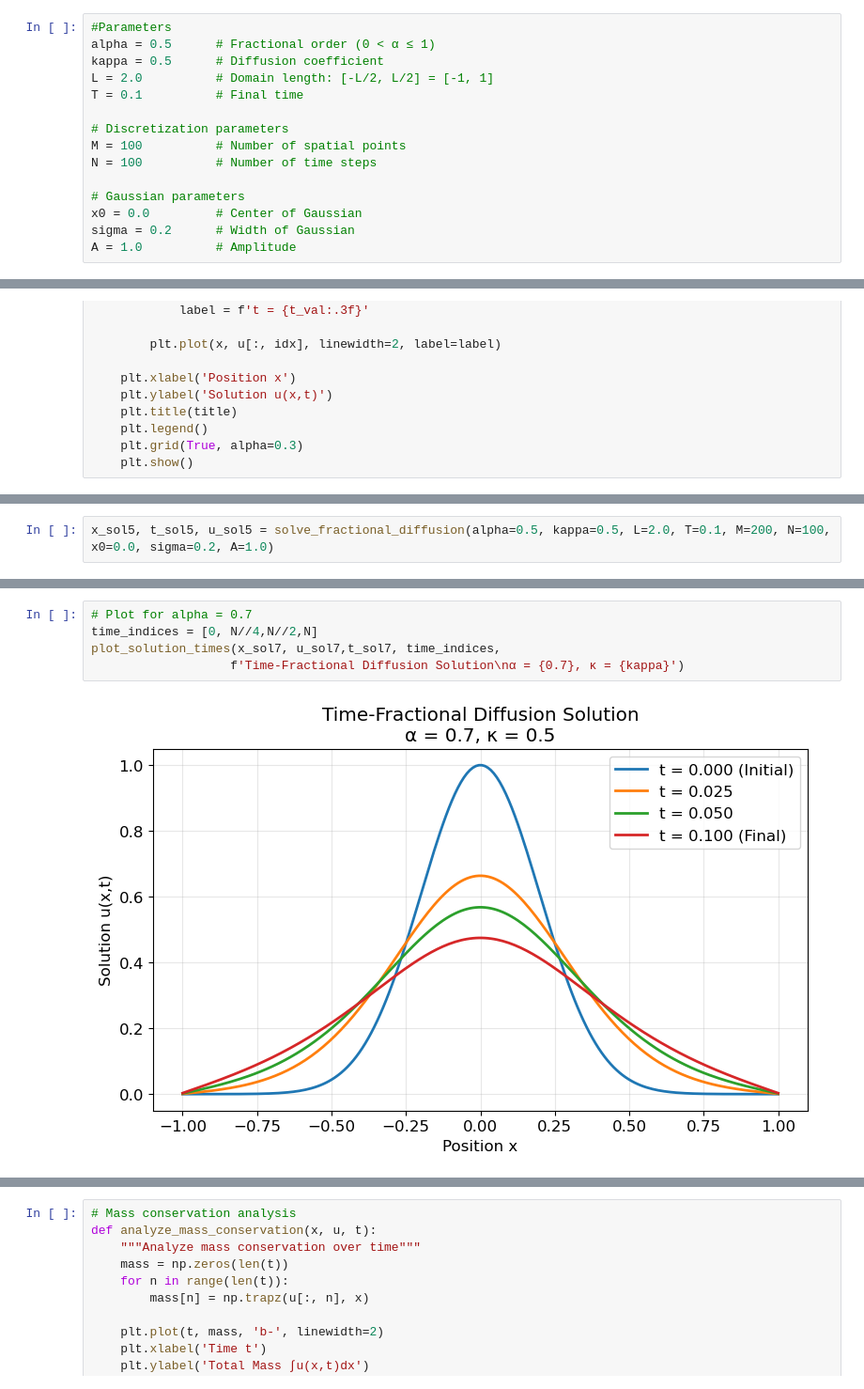
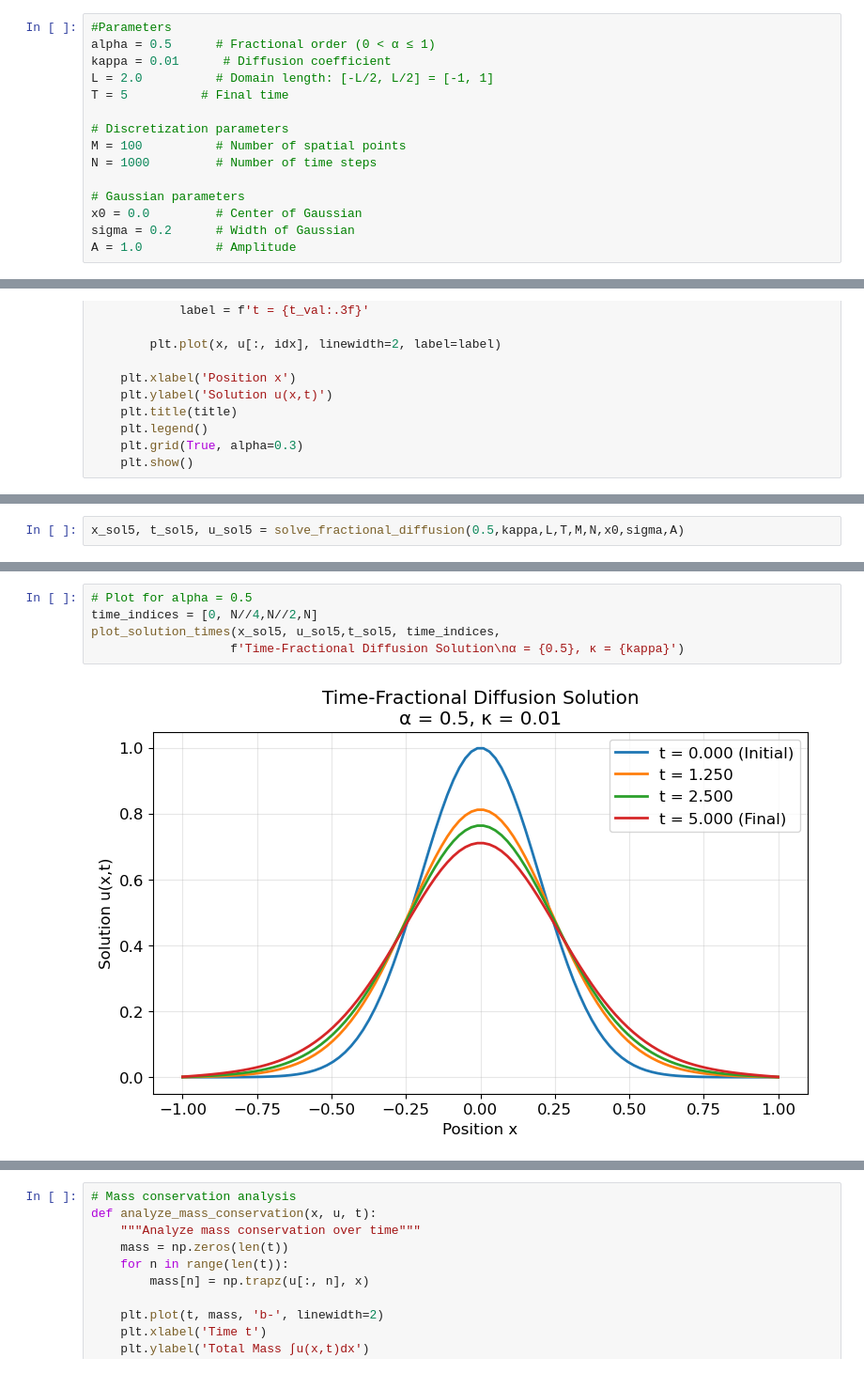
Before and after one commit to YovkochevPakhlavon/NumericalCalculation, a Jupyter notebook: TimeFractionalDiffusionEquation/time-frac-dif.ipynb, the cells around one changed output, grey strips where cells are left out. Shown: that part at 94% size. Saved outputs shown, nothing was run; the diff lists cells and outputs as text.

```diff
--- a/TimeFractionalDiffusionEquation/time-frac-dif.ipynb
+++ b/TimeFractionalDiffusionEquation/time-frac-dif.ipynb
@@ -31,13 +31,13 @@ plt.rcParams['font.size'] = 12
 # %%
 #Parameters
 alpha = 0.5      # Fractional order (0 < α ≤ 1)
-kappa = 0.5      # Diffusion coefficient
+kappa = 0.01      # Diffusion coefficient
 L = 2.0          # Domain length: [-L/2, L/2] = [-1, 1]
-T = 0.1          # Final time
+T = 5          # Final time
 
 # Discretization parameters
 M = 100          # Number of spatial points
-N = 100          # Number of time steps
+N = 1000         # Number of time steps
 
 # Gaussian parameters
 x0 = 0.0         # Center of Gaussian
@@ -271,3 +267,3 @@ Computation completed in 0.64 seconds
 # %%
-x_sol5, t_sol5, u_sol5 = solve_fractional_diffusion(alpha=0.5, kappa=0.5, L=2.0, T=0.1, M=200, N=100, x0=0.0, sigma=0.2, A=1.0)
+x_sol5, t_sol5, u_sol5 = solve_fractional_diffusion(0.5,kappa,L,T,M,N,x0,sigma,A)
 # %% [output]
@@ -286,7 +282,7 @@ plot_solution_times(x_sol1, u_sol1,t_sol1, time_indices,
 # %%
-# Plot for alpha = 0.7
+# Plot for alpha = 0.5
 time_indices = [0, N//4,N//2,N]
-plot_solution_times(x_sol7, u_sol7,t_sol7, time_indices,
-                   f'Time-Fractional Diffusion Solution\nα = {0.7}, κ = {kappa}')
+plot_solution_times(x_sol5, u_sol5,t_sol5, time_indices,
+                   f'Time-Fractional Diffusion Solution\nα = {0.5}, κ = {kappa}')
 # %% [output]
-[figure, old version]
+[figure, new version]
```
Also changed, not shown: parts of 25 cells of this notebook, 2 other files.
